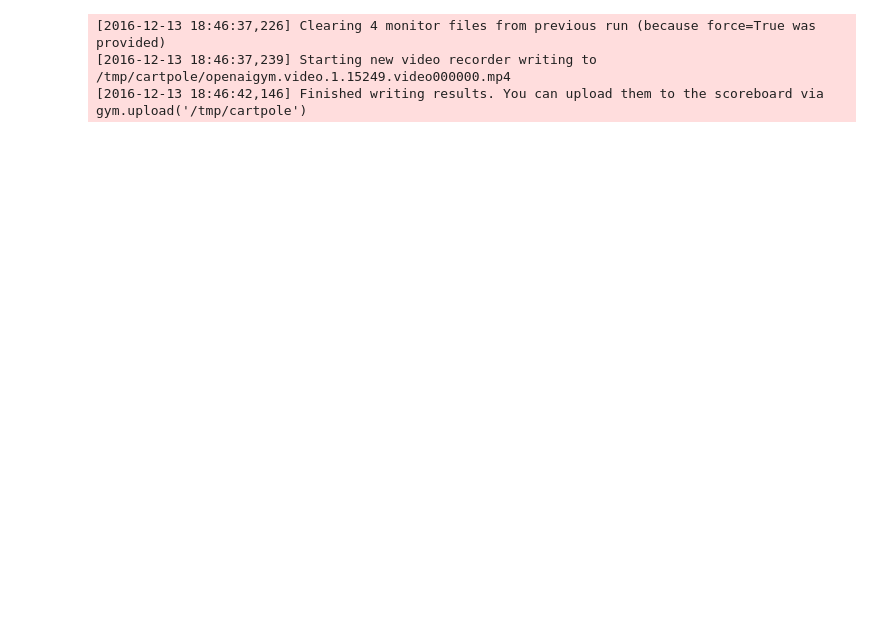
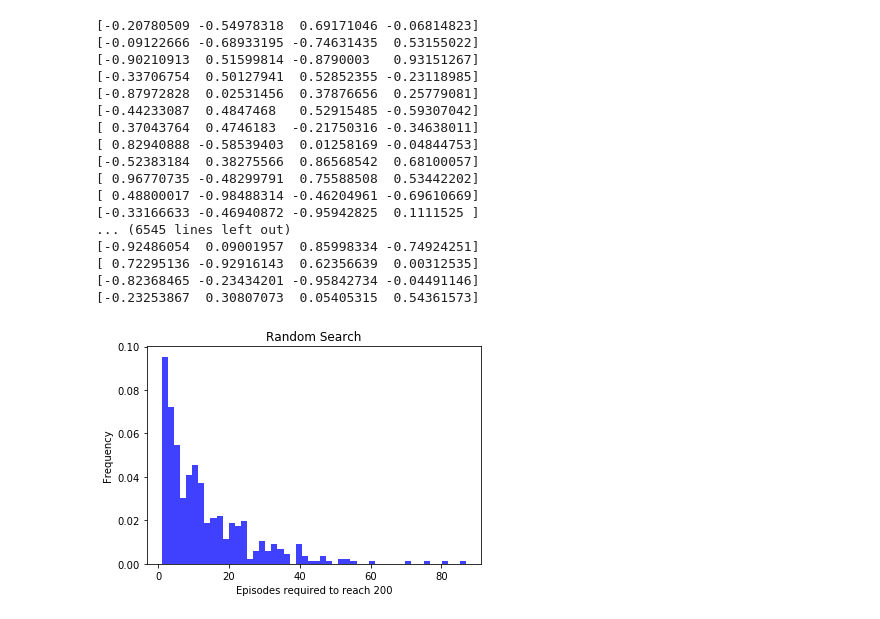
Before and after one commit to park-python/course, a Jupyter notebook: lectures/10_Python_Applications/cartpole.ipynb, the cells around one changed output. Saved outputs shown, nothing was run; the diff lists cells and outputs as text; code cells hidden in the pictures; blank space fills up the shorter version.

```diff
--- a/lectures/10_Python_Applications/cartpole.ipynb
+++ b/lectures/10_Python_Applications/cartpole.ipynb
@@ -15,7 +15,7 @@ def run_episode(env, parameters, limit=200):
     observation = env.reset()
     total_reward = 0
 
-    for _ in xrange(limit):
+    for _ in range(limit):
         action = 0 if np.matmul(parameters, observation) < 0 else 1
         observation, reward, done, info = env.step(action)
         total_reward += reward
@@ -40,40 +40,52 @@ def train(limit=200):
         current_reward = run_episode(env, current_params, limit)
 
         if current_reward > reward:
             reward = current_reward
             params = current_params
 
             if reward == limit:
                 break
 
     return counter, params
 
 
 def play(limit=200):
     _, params = train(limit=limit)
 
     env = gym.make('CartPole-v0')
-    env.monitor.start('/tmp/cartpole', force=True)
-
+    env = gym.wrappers.Monitor(env, '/tmp', force=True)
     run_episode(env, params, limit=limit)
-
-    env.monitor.close()
 
 
 def evaluate():
-    results = [train()[0] for _ in xrange(500)]
+    results = [train()[0] for _ in range(500)]
     plt.hist(results, 50, normed=1, facecolor='b', alpha=0.75)
 
     plt.xlabel('Episodes required to reach 200')
     plt.ylabel('Frequency')
     plt.title('Random Search')
 
     plt.show()
 
 
-play()
-# evaluate()
+# play()
+evaluate()
 # %% [output]
-[2016-12-13 18:46:37,226] Clearing 4 monitor files from previous run (because force=True was provided)
-[2016-12-13 18:46:37,239] Starting new video recorder writing to /tmp/cartpole/openaigym.video.1.15249.video000000.mp4
-[2016-12-13 18:46:42,146] Finished writing results. You can upload them to the scoreboard via gym.upload('/tmp/cartpole')
+[-0.20780509 -0.54978318  0.69171046 -0.06814823]
+[-0.09122666 -0.68933195 -0.74631435  0.53155022]
+[-0.90210913  0.51599814 -0.8790003   0.93151267]
+[-0.33706754  0.50127941  0.52852355 -0.23118985]
+[-0.87972828  0.02531456  0.37876656  0.25779081]
+[-0.44233087  0.4847468   0.52915485 -0.59307042]
+[ 0.37043764  0.4746183  -0.21750316 -0.34638011]
+[ 0.82940888 -0.58539403  0.01258169 -0.04844753]
+[-0.52383184  0.38275566  0.86568542  0.68100057]
+[ 0.96770735 -0.48299791  0.75588508  0.53442202]
+[ 0.48800017 -0.98488314 -0.46204961 -0.69610669]
+[-0.33166633 -0.46940872 -0.95942825  0.1111525 ]
+... (6545 lines left out)
+[-0.92486054  0.09001957  0.85998334 -0.74924251]
+[ 0.72295136 -0.92916143  0.62356639  0.00312535]
+[-0.82368465 -0.23434201 -0.95842734 -0.04491146]
+[-0.23253867  0.30807073  0.05405315  0.54361573]
+[figure, added]
```
Also changed, not shown: 7 other files.
